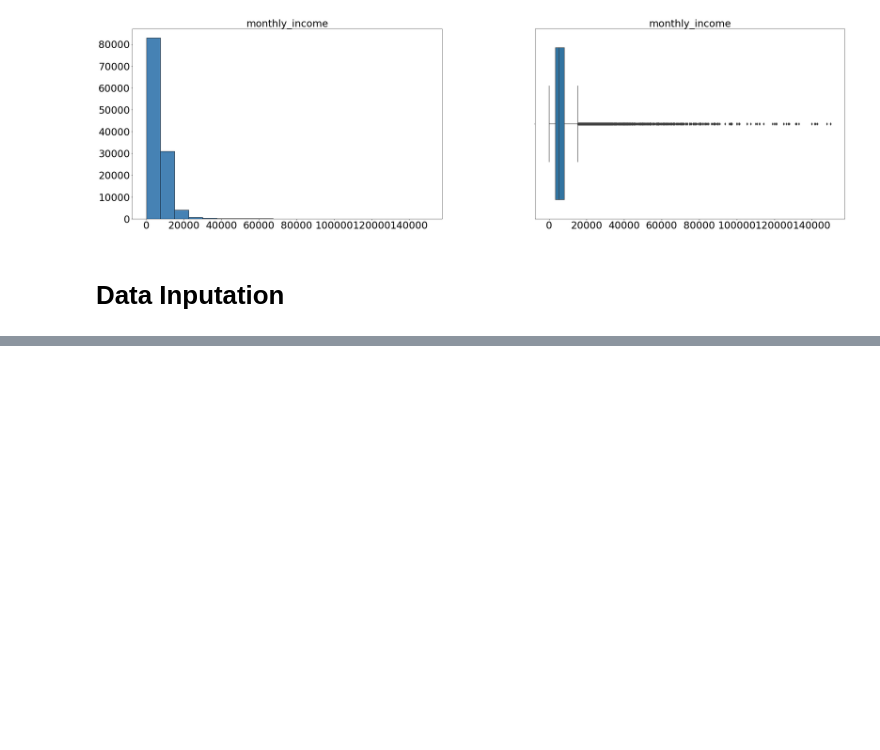
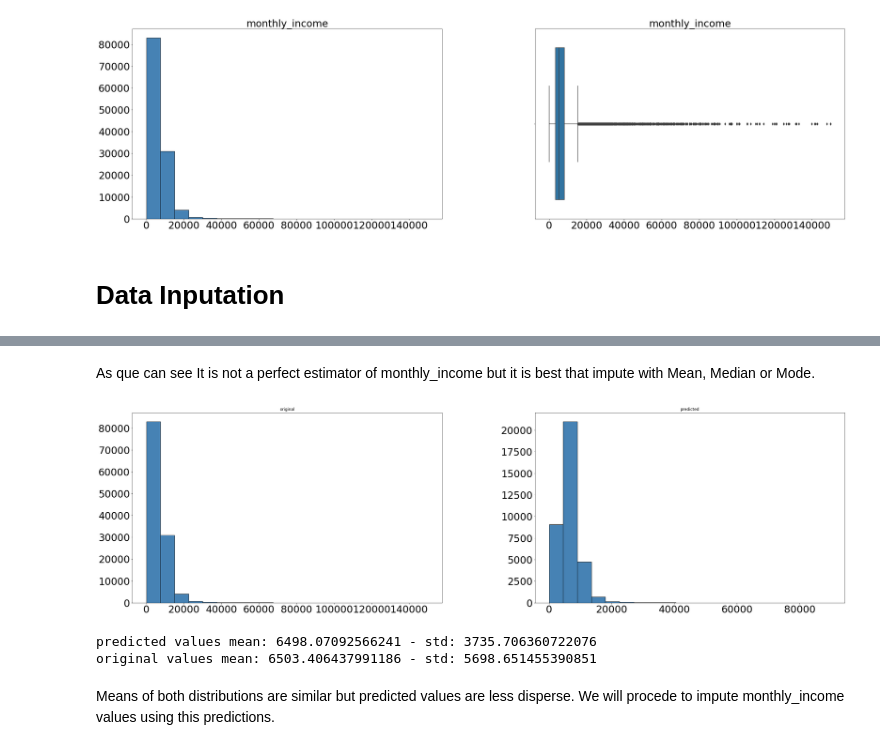
Before and after one commit to renzobechler-zz/credits_eda, a Jupyter notebook: notebooks/credits_eda_data_clean.ipynb, the cells around one changed output, grey strips where cells are left out. Drawn from its saved outputs; the diff is of its cells as text; code cells hidden in the pictures; blank space fills up the shorter version.

Commit message:
finish with data cleaning

```diff
--- a/notebooks/credits_eda_data_clean.ipynb
+++ b/notebooks/credits_eda_data_clean.ipynb
@@ -1250,0 +1303,14 @@ We will study if there is any correlation that help us to define what to do with
+# %%
+# Now data will be splited between train and test
+from sklearn.model_selection import train_test_split
+X_train, X_test, y_train, y_test = train_test_split(X_labaled, y, test_size=0.30, random_state=42)
+# %%
+#Now different models will be trained, we are going to use K-fold cross validation and grid search in order to find the
+#most suitable hyperparameters for our model.
+from sklearn.ensemble import RandomForestRegressor
+from sklearn.model_selection import GridSearchCV
+param_grid = {'max_depth':[5, 10, 20, 30], 'n_estimators':[200, 500]}
+
+rfr = RandomForestRegressor(random_state=0, n_jobs=-1)
+reg = GridSearchCV(rfr, param_grid, cv=5, n_jobs=-1) #Use 5-folds cross-validation
+reg.fit(X_train, y_train)
@@ -1250,0 +1343,5 @@ We will study if there is any correlation that help us to define what to do with
+# %%
+from sklearn.metrics import mean_squared_error, r2_score
+y_pred = reg.predict(X_test)
+print("mse: ", round(mean_squared_error(y_test.values, y_pred), 2))
+print("r2_score: ", round(r2_score(y_test.values, y_pred), 2))
@@ -1250,0 +1363,39 @@ We will study if there is any correlation that help us to define what to do with
+# %% [markdown]
+As que can see It is not a perfect estimator of monthly_income but it is best that impute with Mean, Median or Mode.
+# %%
+#Let's plot the distribution of the predicted monthly_income vs the one with values
+#Create subplots
+axes_1 = plt.subplot(1,2,1)
+axes_2 = plt.subplot(1,2,2)
+
+#Plot histogram
+ax = credit_data[[column_to_plot]].hist(ax=axes_1, bins=20, color='steelblue',
+           edgecolor='black', linewidth=1.0, grid=False);
+
+plt.hist(y_pred,bins=20, color='steelblue',
+           edgecolor='black', linewidth=1.0);
+
+#Adjust subplot size
+plt.subplots_adjust(left  = 0, right = 5, bottom = 0.0, top = 2)
+
+#Set axis label sizes
+axes_1.tick_params(labelsize=30)
+axes_2.tick_params(labelsize=30)
+
+axes_1.set_title(column_to_plot,fontsize= 30)
+axes_2.set_title(column_to_plot,fontsize= 30)
+
+axes_1.set_title("original")
+axes_2.set_title("predicted")
+
+plt.show()
+# %% [output]
+[figure, added]
+# %%
+print("predicted values mean: {0} - std: {1}".format(np.mean(y_pred), np.std(y_pred)))
+print("original values mean: {0} - std: {1}".format(credit_data_no_nan.monthly_income.mean(), credit_data_no_nan.monthly_income.std()))
+# %% [output]
+predicted values mean: 6498.07092566241 - std: 3735.706360722076
+original values mean: 6503.406437991186 - std: 5698.651455390851
+# %% [markdown]
+Means of both distributions are similar but predicted values are less disperse. We will procede to impute monthly_income values using this predictions.
```
Also changed, not shown: parts of 23 cells of this notebook, 4 other files.
